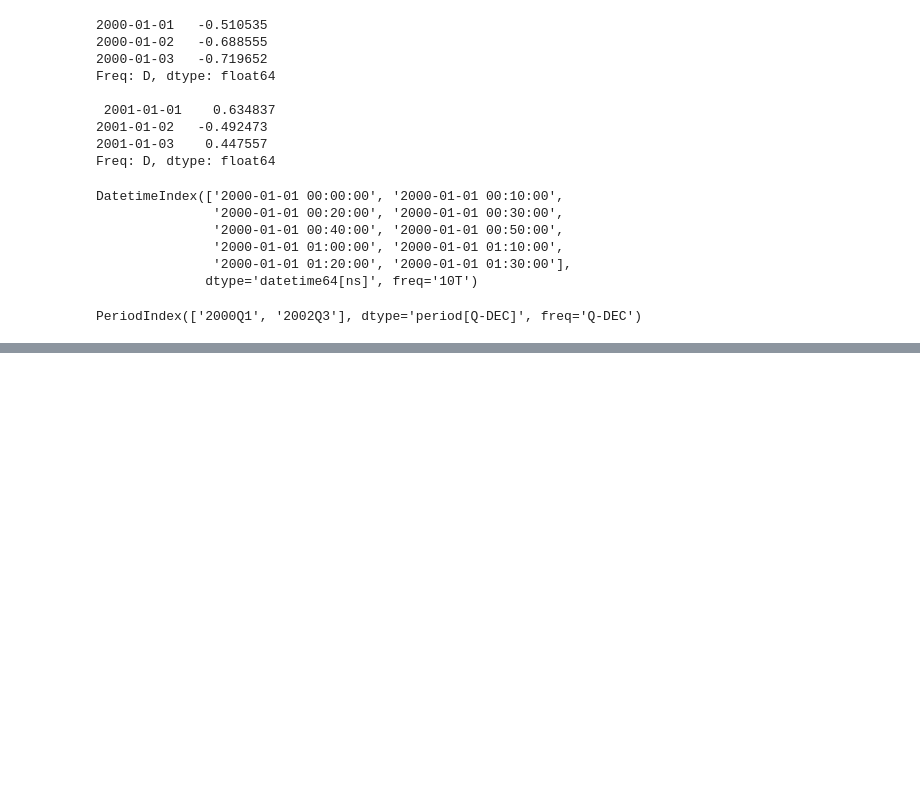
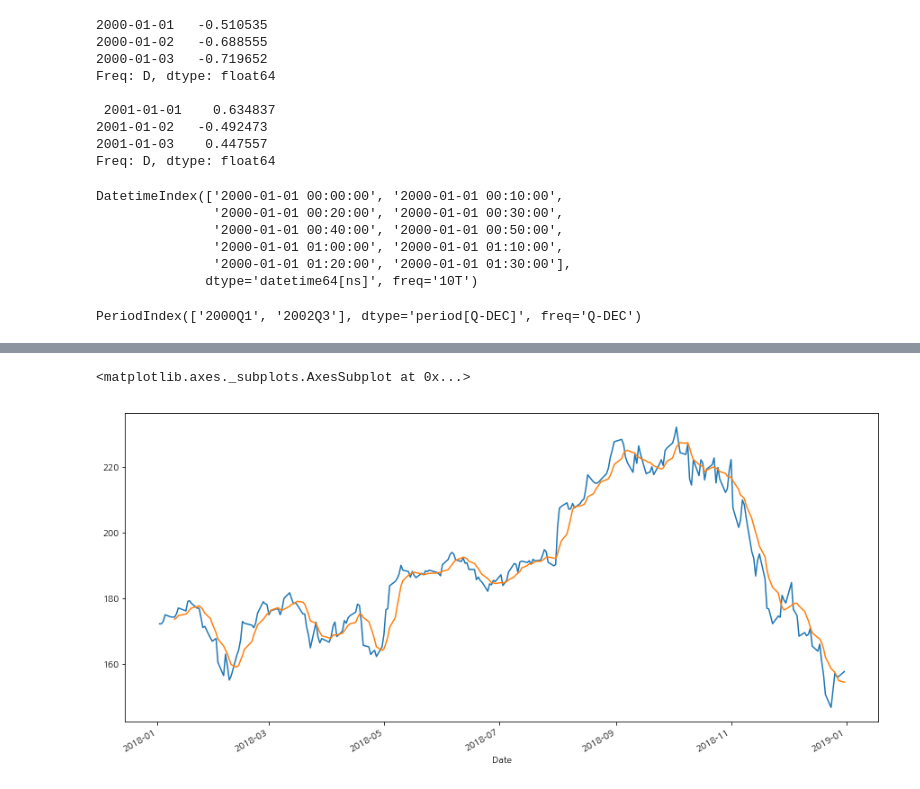
Before and after one commit to okso6441-ksh/ML, a Jupyter notebook: datetime.ipynb, the cells around one changed output, grey strips where cells are left out. Saved outputs shown, nothing was run; the diff lists cells and outputs as text; code cells hidden in the pictures; blank space fills up the shorter version.

```diff
--- a/datetime.ipynb
+++ b/datetime.ipynb
@@ -131,0 +346,7 @@ PeriodIndex(['2000Q1', '2002Q3'], dtype='period[Q-DEC]', freq='Q-DEC')
+# %%
+# Close 칼럼 실제 값과 7일치 rolling mean 을 함께 시각화 합니다.
+df['2018':]['Close'].plot()
+df['2018':].rolling(window=7).mean()['Close'].plot(figsize=(15,7))
+# %% [output]
+<matplotlib.axes._subplots.AxesSubplot at 0x...>
+[figure, added]
```
Also changed, not shown: parts of 209 cells of this notebook, 4 other files.
